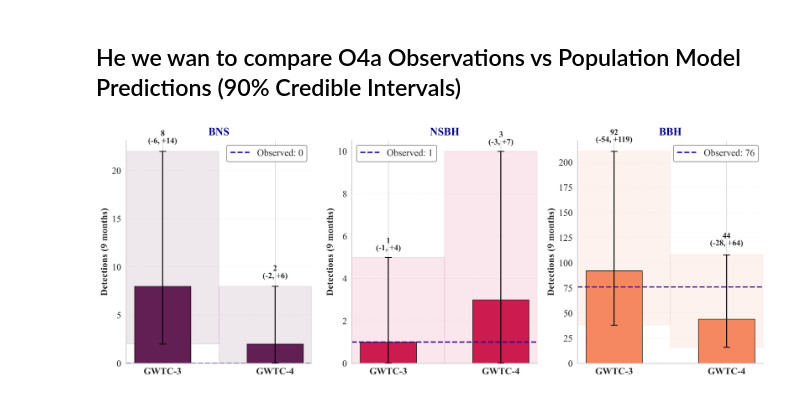
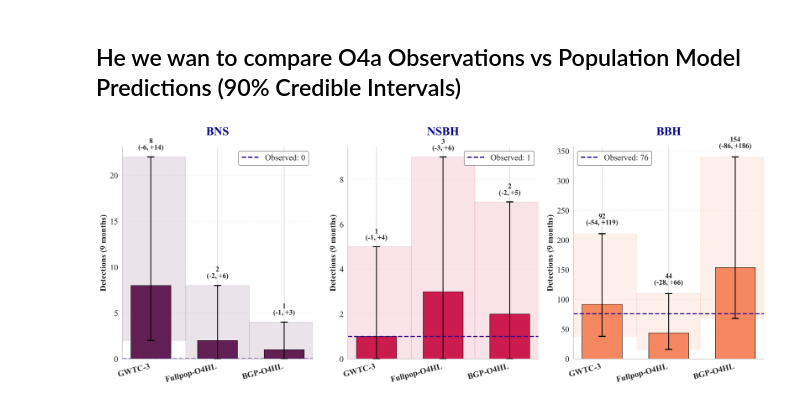
Before and after one commit to weizmannk/cbc-population-distributions, a Jupyter notebook: scripts/detection_rate.ipynb, the cells around one changed output. Saved outputs shown, nothing was run; the diff lists cells and outputs as text; code cells hidden in the pictures.

Commit message:
Add BGP model

```diff
--- a/scripts/detection_rate.ipynb
+++ b/scripts/detection_rate.ipynb
@@ -655,8 +706,12 @@ plt.rcParams["axes.linewidth"] = 1.2
 
 bns_color, nsbh_color, bbh_color = sns.color_palette("rocket", 3)
 
-
-MODEL_NAMES = {"Model_A": "GWTC-3", "Model_B": "GWTC-4"}
+MODEL_NAMES = {
+    "Model_A": "GWTC-3",
+    "Model_B": "GWTC-4",
+    "Model_C": "Fullpop-O4HL",
+    "Model_D": "BGP-O4HL",
+}
 
 # Data for 9 months O4a
 data = {
@@ -673,14 +728,23 @@ data = {
         # "NSBH": {"mid": 2, "lower_delta": -2, "upper_delta": 7},
         # "BBH": {"mid": 42, "lower_delta": -27, "upper_delta": 61},
     },
+    "Model_C": {
+        "BNS": {"mid": 2, "lower_delta": -2, "upper_delta": 6},
+        "NSBH": {"mid": 3, "lower_delta": -3, "upper_delta": 6},
+        "BBH": {"mid": 44, "lower_delta": -28, "upper_delta": 66},
+    },
+    "Model_D": {
+        "BNS": {"mid": 1, "lower_delta": -1, "upper_delta": 3},
+        "NSBH": {"mid": 2, "lower_delta": -2, "upper_delta": 5},
+        "BBH": {"mid": 154, "lower_delta": -86, "upper_delta": 186},
+    },
     "Observed": {"BNS": 0, "NSBH": 1, "BBH": 76},
 }
 
 populations = ["BNS", "NSBH", "BBH"]
 colors_pop = {"BNS": bns_color, "NSBH": nsbh_color, "BBH": bbh_color}
 
-models = ["Model_A", "Model_B"]
-
+models = ["Model_A", "Model_C", "Model_D"]
 # Bounds
 for model in models:
     for pop in populations:
@@ -691,12 +755,13 @@ for model in models:
         data[model][pop]["high"] = mid + upper_delta
 
 
-fig, axes = plt.subplots(1, 3, figsize=(14, 6), dpi=300)
+# fig, axes = plt.subplots(1, 3, figsize=(14, 6), dpi=300)
+fig, axes = plt.subplots(1, 3, figsize=(16, 7), dpi=300)
 
 for idx, pop in enumerate(populations):
     ax = axes[idx]
 
-    x_pos = np.arange(2)
+    x_pos = np.arange(len(models))
     predictions = []
     err_low = []
     err_high = []
@@ -713,7 +778,7 @@ for idx, pop in enumerate(populations):
     bars = ax.bar(
         x_pos,
         predictions,
-        width=0.5,
+        width=0.6,
         color=colors_pop[pop],
         alpha=1,
         edgecolor="black",
@@ -727,8 +792,8 @@ for idx, pop in enumerate(populations):
         yerr=[err_low, err_high],
         fmt="none",
         ecolor="black",
-        capsize=5,
-        capthick=1.2,
+        capsize=6,
+        capthick=1.8,
         linewidth=1.5,
         zorder=5,
     )
@@ -752,9 +817,9 @@ for idx, pop in enumerate(populations):
         ax.axhspan(
             low,
             high,
-            xmin=i / 2,
-            xmax=(i + 1) / 2,
-            alpha=0.1,
+            xmin=i / len(models),
+            xmax=(i + 1) / len(models),
+            alpha=0.12,
             color=colors_pop[pop],
             zorder=1,
         )
@@ -770,33 +835,37 @@ for idx, pop in enumerate(populations):
         label_text = f"{val}\n({lower_delta:+d}, {upper_delta:+d})"
 
         ax.text(
             bar.get_x() + bar.get_width() / 2.0,
             text_y,
             label_text,
             ha="center",
             va="bottom",
             fontsize=12,
             fontweight="bold",
             linespacing=1,
         )
 
     ax.set_xticks(x_pos)
     ax.set_xticklabels(
-        [MODEL_NAMES[m] for m in models], fontsize=14, rotation=0, fontweight="bold"
+        [MODEL_NAMES[m] for m in models],
+        fontsize=14,
+        rotation=15,
+        ha="right",
+        fontweight="bold",
     )
     ax.set_ylabel("Detections (9 months)", fontsize=14, fontweight="bold")
-    ax.set_title(f"{pop}", fontsize=16, fontweight="bold", pad=8, color="navy")
+    ax.set_title(f"{pop}", fontsize=20, fontweight="bold", pad=20, color="navy")
     ax.legend(fontsize=14, framealpha=0.95, edgecolor="gray")
     ax.grid(axis="y", alpha=0.25, linestyle="--", linewidth=0.5)
     ax.set_ylim(bottom=0)
     ax.spines["top"].set_visible(False)
     ax.spines["right"].set_visible(False)
 
 # fig.text(0.5, 0.02, 'Population Model', ha='center', fontsize=10, fontweight='bold')
 # fig.suptitle('O4a Observations vs Population Model Predictions\n(90% Credible Intervals)',
 #               fontsize=11, fontweight='bold', y=0.98)
 
 plt.tight_layout(rect=[0, 0.04, 1, 0.96])
 plt.show()
 # %% [output]
-[figure, old version]
+[figure, new version]
```
Also changed, not shown: parts of 8 cells of this notebook, 1 other file.
